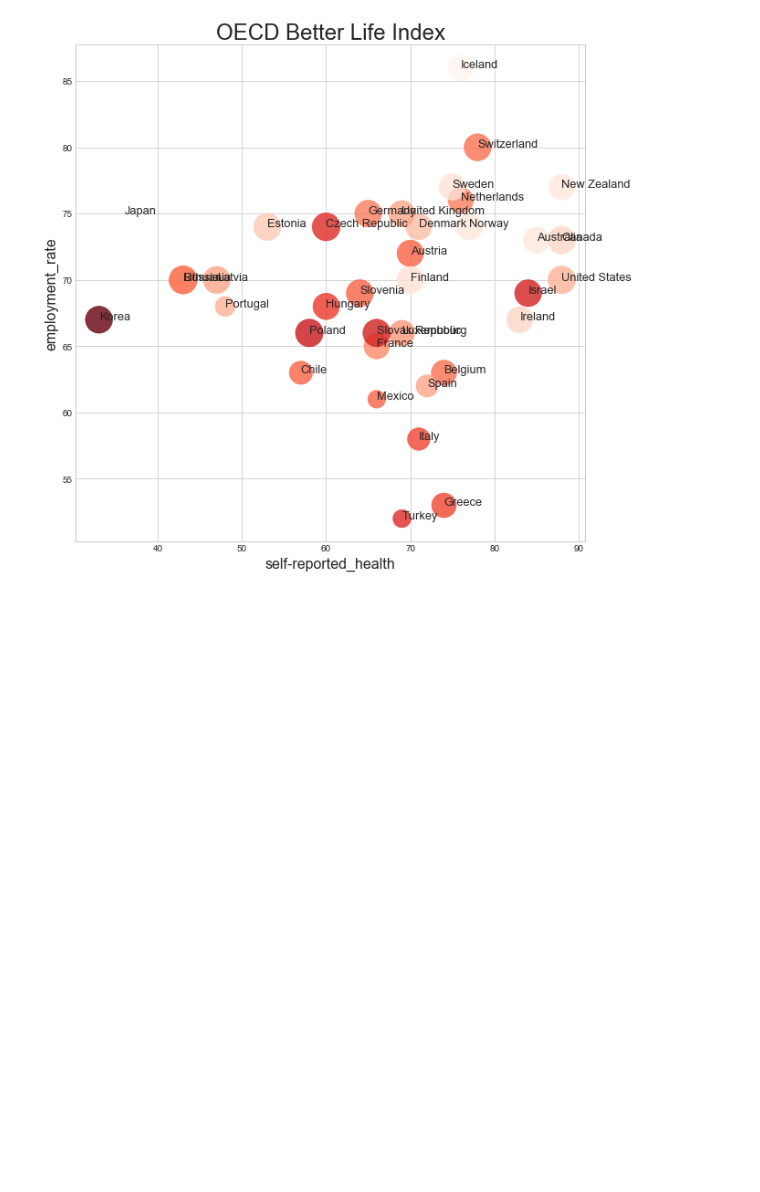
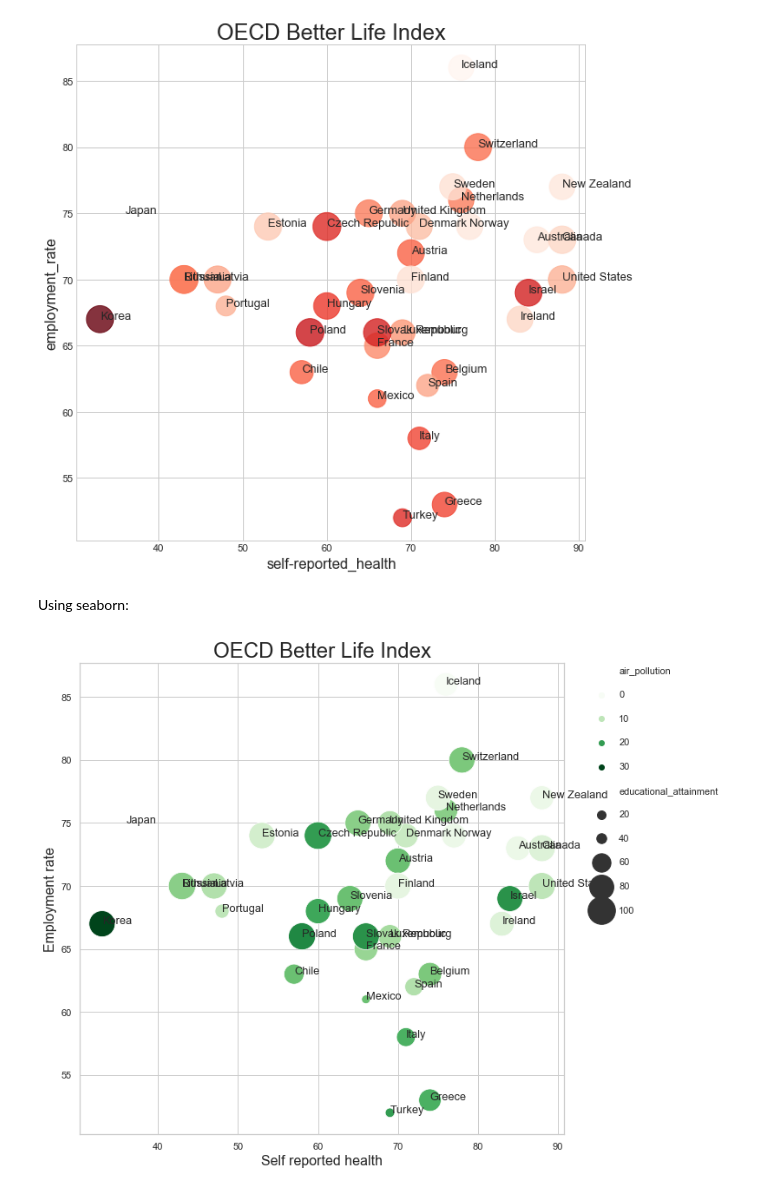
Before and after one commit to peterverhaar/PythonCourse, a Jupyter notebook: Solutions/Visualisation.ipynb, the cells around one changed output. Cells and saved outputs as stored; diff of their text form; code cells hidden in the pictures; blank space fills up the shorter version.

```diff
--- a/Solutions/Visualisation.ipynb
+++ b/Solutions/Visualisation.ipynb
@@ -140,3 +165,42 @@ ax.set_title( 'OECD Better Life Index' , fontsize=24 )
 plt.show()
 # %% [output]
 [figure]
+# %% [markdown]
+Using seaborn:
+# %%
+import pandas as pd
+import matplotlib.pyplot as plt
+import seaborn as sns
+
+df = pd.read_csv('bli.csv')
+df = df.dropna(subset = [x_axis, y_axis])
+
+fig = plt.figure( figsize = ( 10,10 ))
+
+plt.style.use('seaborn-whitegrid')
+
+x_axis = 'self-reported_health'
+y_axis =  'employment_rate'
+point_size =  'educational_attainment'
+point_colour = 'air_pollution'
+
+## and also adds spacing in between the lines of the legend
+sns.set(style='whitegrid', rc = {'legend.labelspacing': 1.6})
+
+
+ax = sns.scatterplot(x = x_axis , y = y_axis  , data=df, hue= point_colour , palette="Greens" , size = point_size , sizes=( 100 , 1000) )
+
+for index, row in df.iterrows():
+    plt.text( row[x_axis], row[y_axis] , row['country'] , fontsize=12.8)
+
+
+ax.set_xlabel( 'Self reported health'  , fontsize = 16 )
+ax.set_ylabel( 'Employment rate'  , fontsize = 16 )
+ax.set_title( 'OECD Better Life Index' , fontsize=24 )
+
+
+
+# this next line makes sure that the legend is shown outside of the graph
+plt.legend(bbox_to_anchor=(1.05, 1), loc=2, borderaxespad=0.);
+# %% [output]
+[figure, added]
```
Also changed, not shown: parts of 5 cells of this notebook.
